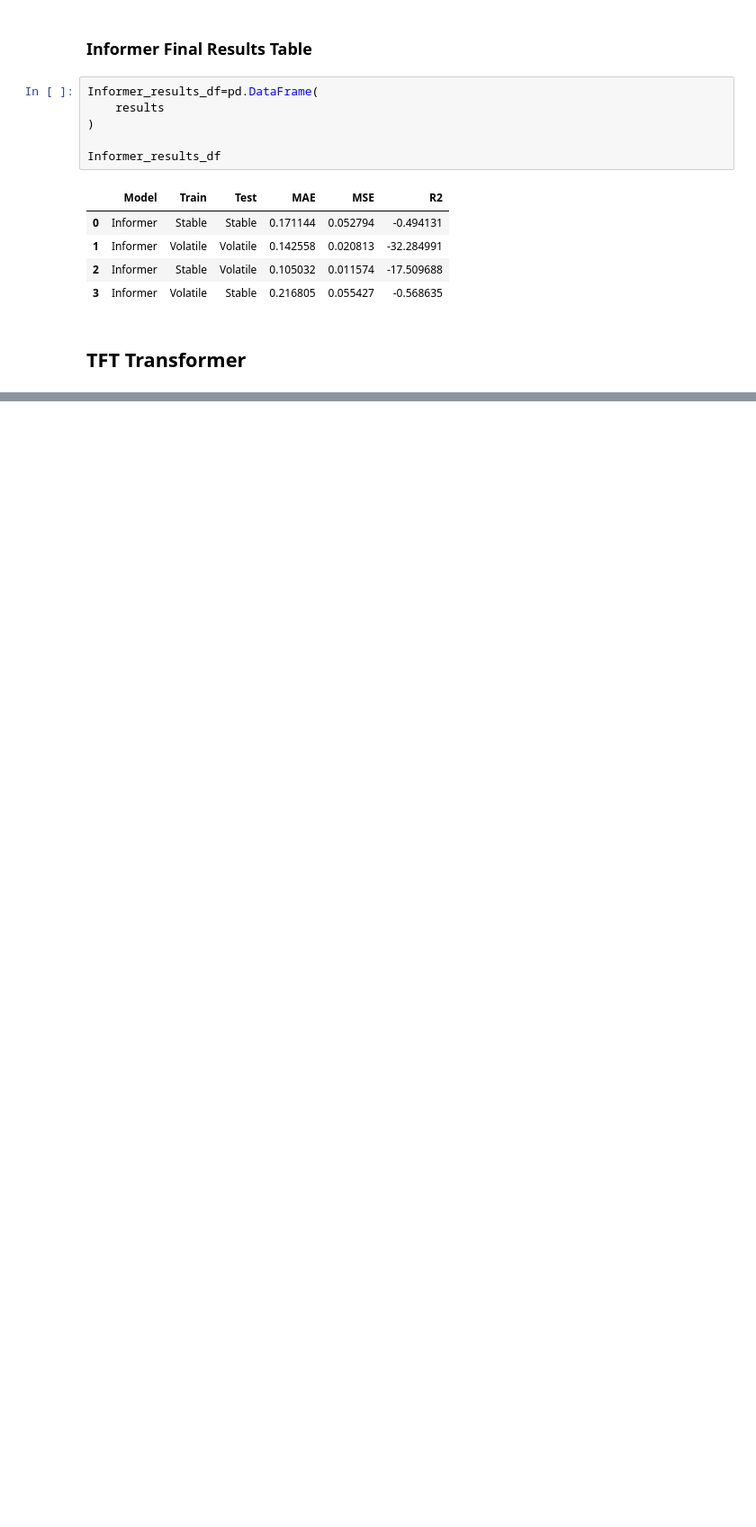
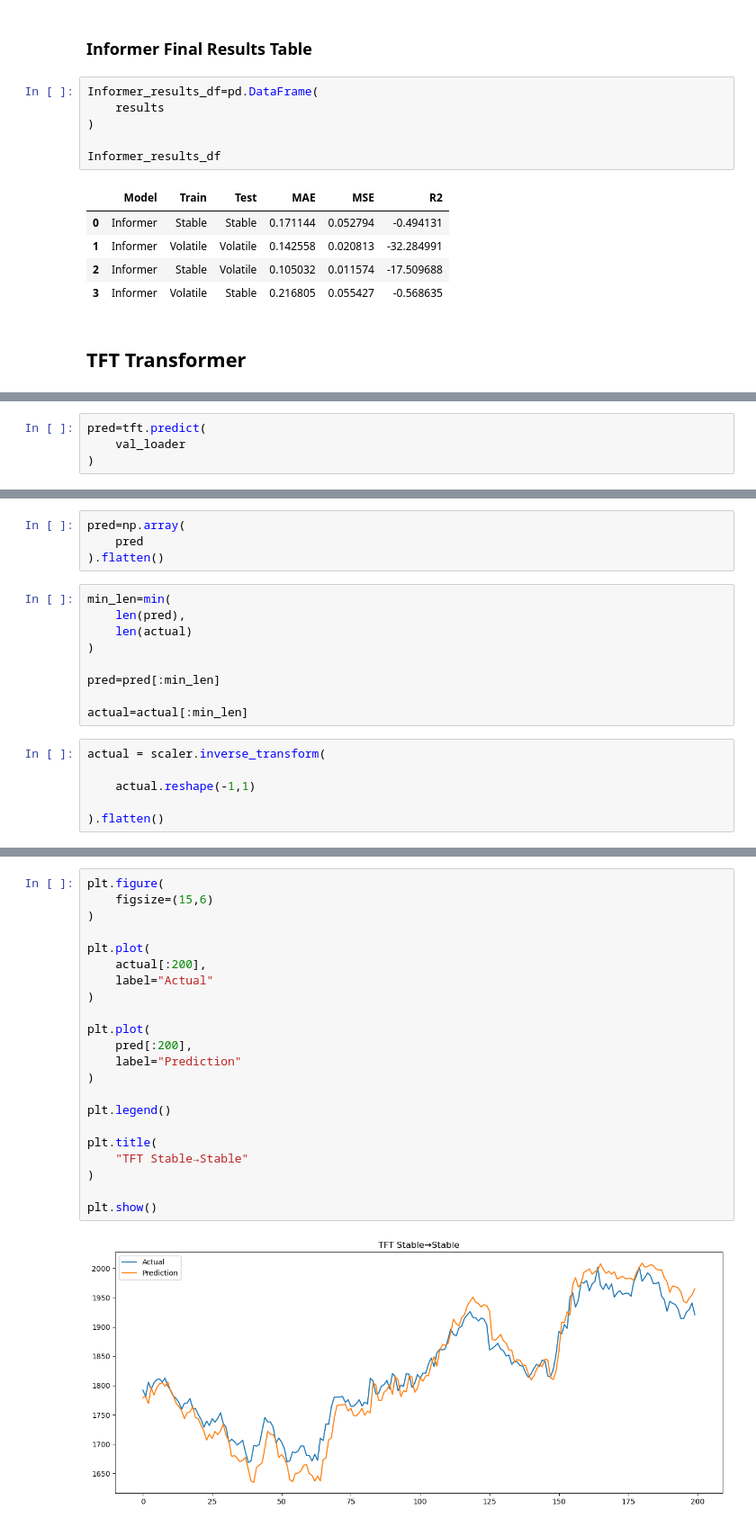
Before and after one commit to wenyang2/GoldSpotPrediction, a Jupyter notebook: notebooks/GoldSpotPrediction.ipynb, the cells around one changed output, grey strips where cells are left out. Shown at 90% size. Saved outputs shown, nothing was run; the diff lists cells and outputs as text; blank space fills up the shorter version.

Commit message:
Done TFT transformer

```diff
--- a/notebooks/GoldSpotPrediction.ipynb
+++ b/notebooks/GoldSpotPrediction.ipynb
@@ -1488,0 +1658,4 @@ Informer_results_df
+# %%
+pred=tft.predict(
+    val_loader
+)
@@ -1488,0 +1668,19 @@ Informer_results_df
+# %%
+pred=np.array(
+    pred
+).flatten()
+# %%
+min_len=min(
+    len(pred),
+    len(actual)
+)
+
+pred=pred[:min_len]
+
+actual=actual[:min_len]
+# %%
+actual = scaler.inverse_transform(
+
+    actual.reshape(-1,1)
+
+).flatten()
@@ -1488,0 +1738,24 @@ Informer_results_df
+# %%
+plt.figure(
+    figsize=(15,6)
+)
+
+plt.plot(
+    actual[:200],
+    label="Actual"
+)
+
+plt.plot(
+    pred[:200],
+    label="Prediction"
+)
+
+plt.legend()
+
+plt.title(
+    "TFT Stable→Stable"
+)
+
+plt.show()
+# %% [output]
+[figure, added]
```
Also changed, not shown: parts of 24 cells of this notebook.
